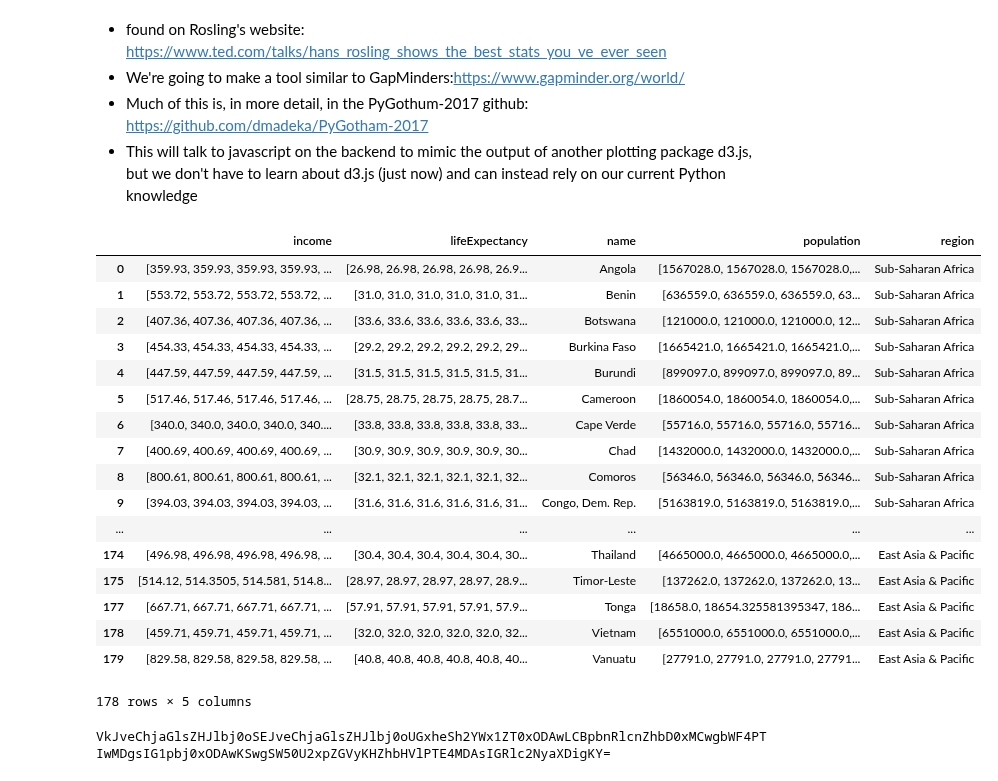
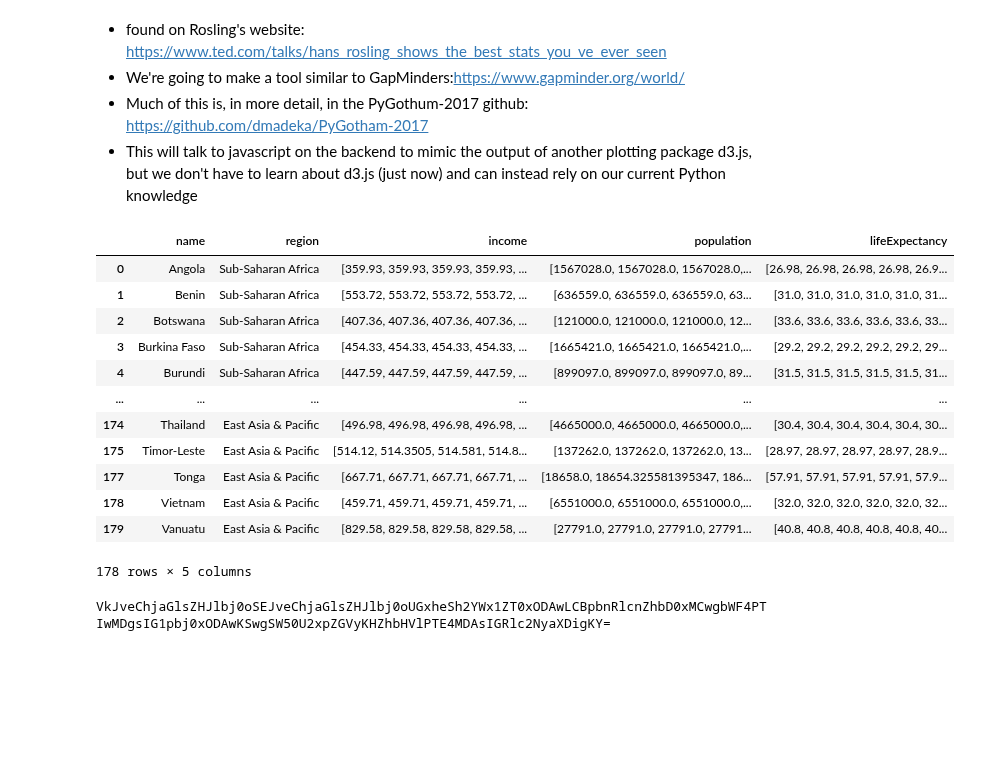
Before and after one commit to UIUC-iSchool-DataViz/spring2019online, a Jupyter notebook: week06/prep_notebook_week06.ipynb, the cells around one changed output. Cells and saved outputs as stored; diff of their text form; code cells hidden in the pictures; blank space fills up the shorter version.

```diff
--- a/week06/prep_notebook_week06.ipynb
+++ b/week06/prep_notebook_week06.ipynb
@@ -643,31 +646,26 @@ initial_year = 1800
 # %%
 # we'll read in our datafile and apply
 # some pre-written cleaning routines
 # get out the data we want for our plotting
 from wealth_of_nations import process_data, get_min_max, get_data
 
 # grab data
-data = process_data('/Users/jillnaiman1/Downloads/nations.json')
+data = process_data('/Users/jillnaiman/Downloads/nations.json')
 
 data
 # %% [output]
-|  | income | lifeExpectancy | name | population | region |
-| 0 | [359.93, 359.93, 359.93, 359.93, ... | [26.98, 26.98, 26.98, 26.98, 26.9... | Angola | [1567028.0, 1567028.0, 1567028.0,... | Sub-Saharan Africa |
-| 1 | [553.72, 553.72, 553.72, 553.72, ... | [31.0, 31.0, 31.0, 31.0, 31.0, 31... | Benin | [636559.0, 636559.0, 636559.0, 63... | Sub-Saharan Africa |
-| 2 | [407.36, 407.36, 407.36, 407.36, ... | [33.6, 33.6, 33.6, 33.6, 33.6, 33... | Botswana | [121000.0, 121000.0, 121000.0, 12... | Sub-Saharan Africa |
-| 3 | [454.33, 454.33, 454.33, 454.33, ... | [29.2, 29.2, 29.2, 29.2, 29.2, 29... | Burkina Faso | [1665421.0, 1665421.0, 1665421.0,... | Sub-Saharan Africa |
-| 4 | [447.59, 447.59, 447.59, 447.59, ... | [31.5, 31.5, 31.5, 31.5, 31.5, 31... | Burundi | [899097.0, 899097.0, 899097.0, 89... | Sub-Saharan Africa |
-| 5 | [517.46, 517.46, 517.46, 517.46, ... | [28.75, 28.75, 28.75, 28.75, 28.7... | Cameroon | [1860054.0, 1860054.0, 1860054.0,... | Sub-Saharan Africa |
-| 6 | [340.0, 340.0, 340.0, 340.0, 340.... | [33.8, 33.8, 33.8, 33.8, 33.8, 33... | Cape Verde | [55716.0, 55716.0, 55716.0, 55716... | Sub-Saharan Africa |
-| 7 | [400.69, 400.69, 400.69, 400.69, ... | [30.9, 30.9, 30.9, 30.9, 30.9, 30... | Chad | [1432000.0, 1432000.0, 1432000.0,... | Sub-Saharan Africa |
-| 8 | [800.61, 800.61, 800.61, 800.61, ... | [32.1, 32.1, 32.1, 32.1, 32.1, 32... | Comoros | [56346.0, 56346.0, 56346.0, 56346... | Sub-Saharan Africa |
-| 9 | [394.03, 394.03, 394.03, 394.03, ... | [31.6, 31.6, 31.6, 31.6, 31.6, 31... | Congo, Dem. Rep. | [5163819.0, 5163819.0, 5163819.0,... | Sub-Saharan Africa |
+|  | name | region | income | population | lifeExpectancy |
+| 0 | Angola | Sub-Saharan Africa | [359.93, 359.93, 359.93, 359.93, ... | [1567028.0, 1567028.0, 1567028.0,... | [26.98, 26.98, 26.98, 26.98, 26.9... |
+| 1 | Benin | Sub-Saharan Africa | [553.72, 553.72, 553.72, 553.72, ... | [636559.0, 636559.0, 636559.0, 63... | [31.0, 31.0, 31.0, 31.0, 31.0, 31... |
+| 2 | Botswana | Sub-Saharan Africa | [407.36, 407.36, 407.36, 407.36, ... | [121000.0, 121000.0, 121000.0, 12... | [33.6, 33.6, 33.6, 33.6, 33.6, 33... |
+| 3 | Burkina Faso | Sub-Saharan Africa | [454.33, 454.33, 454.33, 454.33, ... | [1665421.0, 1665421.0, 1665421.0,... | [29.2, 29.2, 29.2, 29.2, 29.2, 29... |
+| 4 | Burundi | Sub-Saharan Africa | [447.59, 447.59, 447.59, 447.59, ... | [899097.0, 899097.0, 899097.0, 89... | [31.5, 31.5, 31.5, 31.5, 31.5, 31... |
 | ... | ... | ... | ... | ... | ... |
-| 174 | [496.98, 496.98, 496.98, 496.98, ... | [30.4, 30.4, 30.4, 30.4, 30.4, 30... | Thailand | [4665000.0, 4665000.0, 4665000.0,... | East Asia & Pacific |
-| 175 | [514.12, 514.3505, 514.581, 514.8... | [28.97, 28.97, 28.97, 28.97, 28.9... | Timor-Leste | [137262.0, 137262.0, 137262.0, 13... | East Asia & Pacific |
-| 177 | [667.71, 667.71, 667.71, 667.71, ... | [57.91, 57.91, 57.91, 57.91, 57.9... | Tonga | [18658.0, 18654.325581395347, 186... | East Asia & Pacific |
-| 178 | [459.71, 459.71, 459.71, 459.71, ... | [32.0, 32.0, 32.0, 32.0, 32.0, 32... | Vietnam | [6551000.0, 6551000.0, 6551000.0,... | East Asia & Pacific |
-| 179 | [829.58, 829.58, 829.58, 829.58, ... | [40.8, 40.8, 40.8, 40.8, 40.8, 40... | Vanuatu | [27791.0, 27791.0, 27791.0, 27791... | East Asia & Pacific |
+| 174 | Thailand | East Asia & Pacific | [496.98, 496.98, 496.98, 496.98, ... | [4665000.0, 4665000.0, 4665000.0,... | [30.4, 30.4, 30.4, 30.4, 30.4, 30... |
+| 175 | Timor-Leste | East Asia & Pacific | [514.12, 514.3505, 514.581, 514.8... | [137262.0, 137262.0, 137262.0, 13... | [28.97, 28.97, 28.97, 28.97, 28.9... |
+| 177 | Tonga | East Asia & Pacific | [667.71, 667.71, 667.71, 667.71, ... | [18658.0, 18654.325581395347, 186... | [57.91, 57.91, 57.91, 57.91, 57.9... |
+| 178 | Vietnam | East Asia & Pacific | [459.71, 459.71, 459.71, 459.71, ... | [6551000.0, 6551000.0, 6551000.0,... | [32.0, 32.0, 32.0, 32.0, 32.0, 32... |
+| 179 | Vanuatu | East Asia & Pacific | [829.58, 829.58, 829.58, 829.58, ... | [27791.0, 27791.0, 27791.0, 27791... | [40.8, 40.8, 40.8, 40.8, 40.8, 40... |
 178 rows × 5 columns
 # %%
 # grab min & max values of our variables of interest
```
Also changed, not shown: parts of 8 cells of this notebook, 2 other files.
